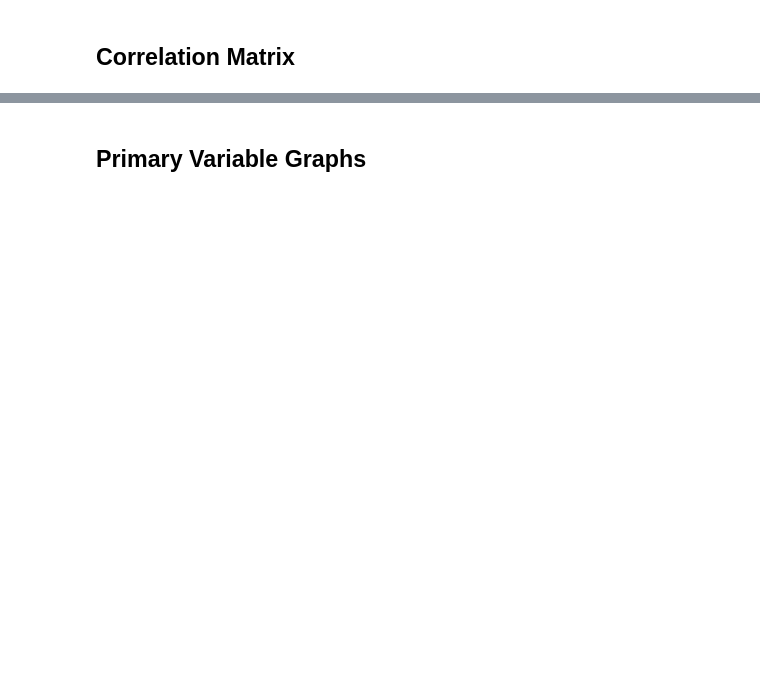
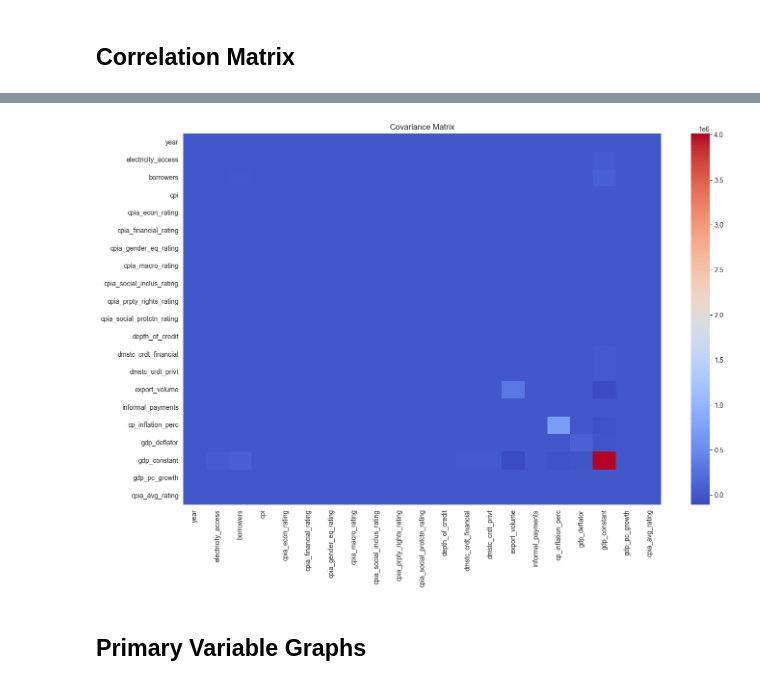
Before and after one commit to JoeyRussoniello/the-nexus-of-macroeconomic-policy-on-inflation, a Jupyter notebook: Python/python_visuals.ipynb, the cells around one changed output, grey strips where cells are left out. Saved outputs shown, nothing was run; the diff lists cells and outputs as text; code cells hidden in the pictures; blank space fills up the shorter version.

```diff
--- a/Python/python_visuals.ipynb
+++ b/Python/python_visuals.ipynb
@@ -49,3 +40,7 @@ heatmap(corr,"Correlation Matrix of Stata Values")
+# %%
+heatmap(cov,"Covariance Matrix",annot=False)
+# %% [output]
+[figure, added]
 # %% [markdown]
 ## Primary Variable Graphs
 # %%
```
Also changed, not shown: parts of 9 cells of this notebook, 4 other files.
